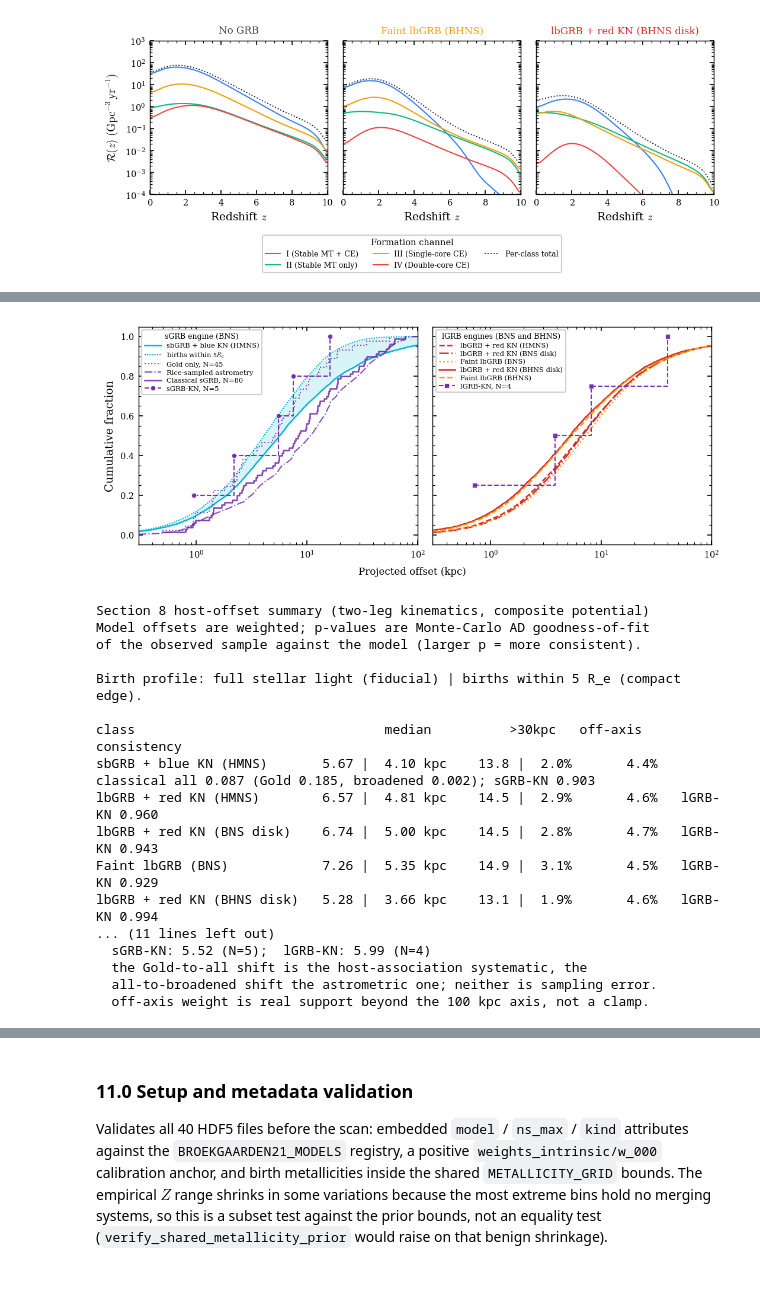
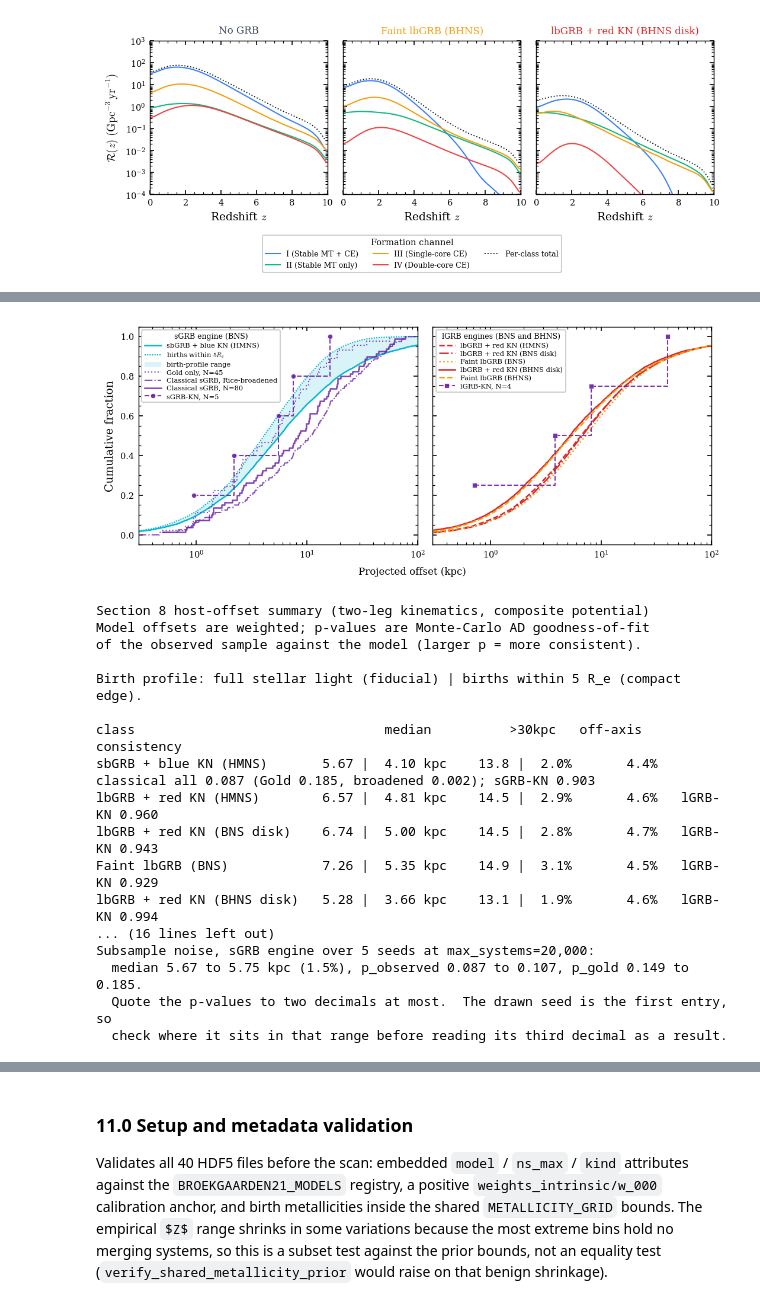
Before and after one commit to jorodgrz/GRB, a Jupyter notebook: grb_main.ipynb, the cells around one changed output, grey strips where cells are left out. Drawn from its saved outputs; the diff is of its cells as text; code cells hidden in the pictures; some formulas as TeX source.

```diff
--- a/grb_main.ipynb
+++ b/grb_main.ipynb
@@ -3661,14 +4063,19 @@ _sb_cut = _class_offsets(sbGRB_blue, v_sys_bns, v_sys1_bns, t_leg1_bns, t_insp_b
                          w_bns, r_birth_max_re=R_BIRTH_MAX_RE_COMPACT)
 sb_off_cut, sb_w_cut = _sb_cut['mixed_offsets'], _sb_cut['mixed_weights']
 x_cut, cdf_cut = weighted_offset_cdf(sb_off_cut, sb_w_cut)
-# Both CDFs on one x grid, then fill vertically between them.
-ax1.fill_between(LOG_GRID, np.interp(LOG_GRID, x, cdf),
-                 np.interp(LOG_GRID, x_cut, cdf_cut),
-                 color=C_SB_BLUE, alpha=0.15, lw=0, zorder=1)
 ax1.plot(x, cdf, color=C_SB_BLUE, ls='-', lw=1.2, zorder=2,
          label=CLASS_LABELS['sbGRB + blue KN'])
 ax1.plot(x_cut, cdf_cut, color=C_SB_BLUE, ls=(0, (1, 1)), lw=1.0, zorder=2,
          label=f'births within ${R_BIRTH_MAX_RE_COMPACT:.0f}R_e$')
+# Both CDFs on one x grid, then fill vertically between them.  Drawn after its
+# own two edges so it follows them in the legend, which zorder keeps safe.  The
+# band carries a key because it is the section's result: without one a reader
+# has to infer that the shading spans the two curves above rather than marking
+# a confidence region, which is the reading the observed trio is drawn to avoid.
+ax1.fill_between(LOG_GRID, np.interp(LOG_GRID, x, cdf),
+                 np.interp(LOG_GRID, x_cut, cdf_cut),
+                 color=C_SB_BLUE, alpha=0.15, lw=0, zorder=1,
+                 label='birth-profile range')
 
 # The classical comparison runs against all three variants so the quoted
 # consistency carries the host-association and astrometric systematics, and it
@@ -3683,7 +4090,8 @@ _, p_sgrb_kn = ad_gof_weighted(sb_off, OBSERVED_SGRB_KN_OFFSETS_KPC, weights=sb_
 # Gold curve changes which bursts are counted (45 of 80, the secure host
 # associations only) while the Rice curve changes how precisely the same 80 are
 # measured, so shading between them would interpolate across two unrelated
-# axes and read as an interval it is not.
+# axes and read as an interval it is not.  Both carry the catalogue's name so
+# neither reads as a fourth, independent sample.
 gold_sorted = np.sort(CLASSICAL_BAND['gold'])
 ax1.step(gold_sorted, np.arange(1, gold_sorted.size + 1) / gold_sorted.size,
          color=C_OBS, lw=1.0, ls=':', alpha=0.8, where='post', zorder=3,
@@ -3691,7 +4099,7 @@ ax1.step(gold_sorted, np.arange(1, gold_sorted.size + 1) / gold_sorted.size,
 # Dash-dot, not dashed: the sGRB-KN curve below is dashed in the same colour.
 ax1.plot(LOG_GRID, _rice_median_cdf_on(LOG_GRID, CLASSICAL_BAND['sampled']),
          color=C_OBS, lw=1.0, ls='-.', alpha=0.8, zorder=3,
-         label='Rice-sampled astrometry')
+         label='Classical sGRB, Rice-broadened')
 
 obs_sorted = np.sort(OBSERVED_SGRB_OFFSETS_CLASSICAL_KPC)
 ax1.step(obs_sorted, np.arange(1, obs_sorted.size + 1) / obs_sorted.size,
@@ -3797,34 +4205,34 @@ print(f'  sGRB-KN: {np.median(OBSERVED_SGRB_KN_OFFSETS_KPC):.2f}'
 print('  the Gold-to-all shift is the host-association systematic, the')
 print('  all-to-broadened shift the astrometric one; neither is sampling error.')
 print(f'  off-axis weight is real support beyond the {X_MAX:.0f} kpc axis, not a clamp.')
 
 # The figure draws one subsample per class, and that draw is unbiased but not
 # free.  Printing p-values to three decimals implies a precision the subsample
 # does not have, so the spread over further seeds is quoted next to them.  Only
 # the sGRB engine is repeated: it carries the section's only powered test, and
 # each extra seed costs an integration plus a Monte-Carlo AD null.
 SUBSAMPLE_SEEDS = (1, 7, 2024, 99)
 _med_s = [_weighted_median(sb_off, sb_w)]
 _pobs_s, _pgold_s = [ad_classical['p_observed']], [ad_classical['p_gold']]
 for _seed in SUBSAMPLE_SEEDS:
     _r = _class_offsets(sbGRB_blue, v_sys_bns, v_sys1_bns, t_leg1_bns, t_insp_bns,
                         w_bns, rng=np.random.default_rng(_seed))
     _ad = classical_sgrb_ad_pvalues(_r['mixed_offsets'], _r['mixed_weights'],
                                     band=CLASSICAL_BAND)
     _med_s.append(_weighted_median(_r['mixed_offsets'], _r['mixed_weights']))
     _pobs_s.append(_ad['p_observed'])
     _pgold_s.append(_ad['p_gold'])
 _med_s, _pobs_s, _pgold_s = np.array(_med_s), np.array(_pobs_s), np.array(_pgold_s)
 print()
 print(f'Subsample noise, sGRB engine over {_med_s.size} seeds at max_systems={MAX_SYSTEMS:,}:')
 print(f'  median {_med_s.min():.2f} to {_med_s.max():.2f} kpc'
       f' ({100 * (_med_s.max() - _med_s.min()) / _med_s.mean():.1f}%),'
       f' p_observed {_pobs_s.min():.3f} to {_pobs_s.max():.3f},'
       f' p_gold {_pgold_s.min():.3f} to {_pgold_s.max():.3f}.')
 print('  Quote the p-values to two decimals at most.  The drawn seed is the first entry, so'
       '\n  check where it sits in that range before reading its third decimal as a result.')
 # %% [output]
-[figure, old version]
+[figure, new version]
 Section 8 host-offset summary (two-leg kinematics, composite potential)
 Model offsets are weighted; p-values are Monte-Carlo AD goodness-of-fit
 of the observed sample against the model (larger p = more consistent).
@@ -3837,11 +4245,11 @@ lbGRB + red KN (HMNS)        6.57 |  4.81 kpc    14.5 |  2.9%       4.6%   lGRB-
 lbGRB + red KN (BNS disk)    6.74 |  5.00 kpc    14.5 |  2.8%       4.7%   lGRB-KN 0.943
 Faint lbGRB (BNS)            7.26 |  5.35 kpc    14.9 |  3.1%       4.5%   lGRB-KN 0.929
 lbGRB + red KN (BHNS disk)   5.28 |  3.66 kpc    13.1 |  1.9%       4.6%   lGRB-KN 0.994
-... (11 lines left out)
-  sGRB-KN: 5.52 (N=5);  lGRB-KN: 5.99 (N=4)
-  the Gold-to-all shift is the host-association systematic, the
-  all-to-broadened shift the astrometric one; neither is sampling error.
-  off-axis weight is real support beyond the 100 kpc axis, not a clamp.
+... (16 lines left out)
+Subsample noise, sGRB engine over 5 seeds at max_systems=20,000:
+  median 5.67 to 5.75 kpc (1.5%), p_observed 0.087 to 0.107, p_gold 0.149 to 0.185.
+  Quote the p-values to two decimals at most.  The drawn seed is the first entry, so
+  check where it sits in that range before reading its third decimal as a result.
 # %% [markdown]
 ### 8b. Does the host follow the delay time?
 
```
Also changed, not shown: parts of 27 cells of this notebook, 41 other files.
